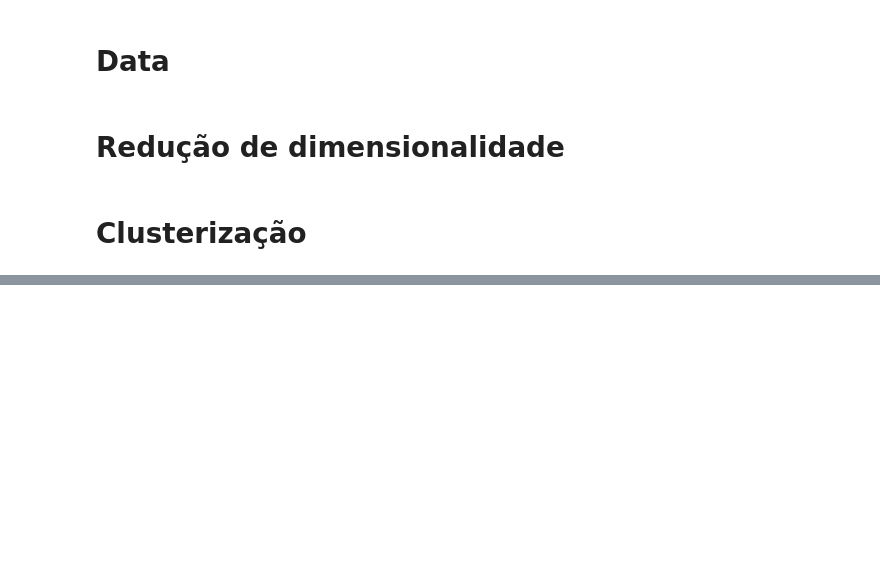
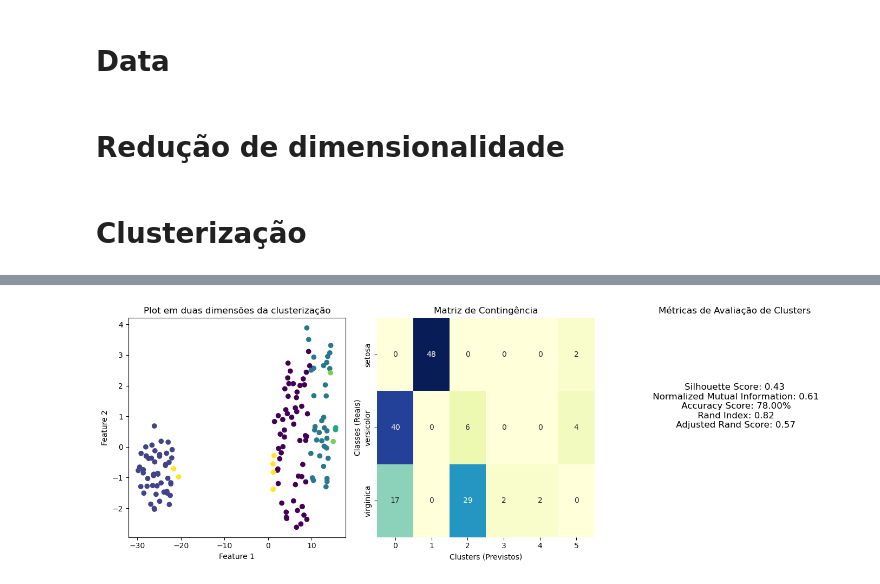
Before and after one commit to Esdras-Daniel/Clustering-material, a Jupyter notebook: 3_Mean_Shift.ipynb, the cells around one changed output, grey strips where cells are left out. Drawn from its saved outputs; the diff is of its cells as text; code cells hidden in the pictures; blank space fills up the shorter version.

```diff
--- a/3_Mean_Shift.ipynb
+++ b/3_Mean_Shift.ipynb
@@ -69,0 +70,4 @@ plot_cluster_evaluation(X_wine_2d, y_wine, ms_labels_wine, wine_target_names)
+# %%
+plot_cluster_evaluation(X_iris_2d, y_iris, ms_labels_iris, iris_target_names)
+# %% [output]
+[figure, added]
```
Also changed, not shown: parts of 4 cells of this notebook, 8 other files.
